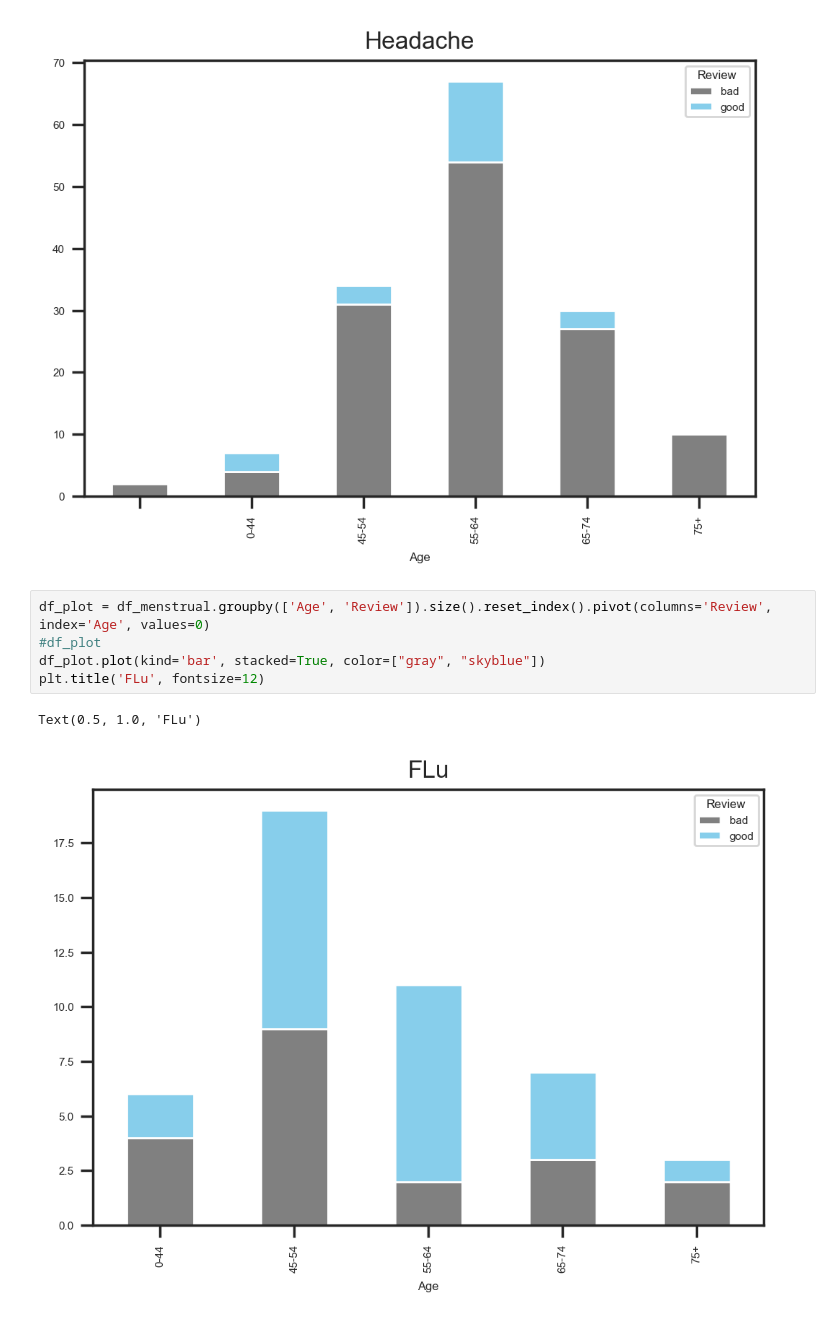
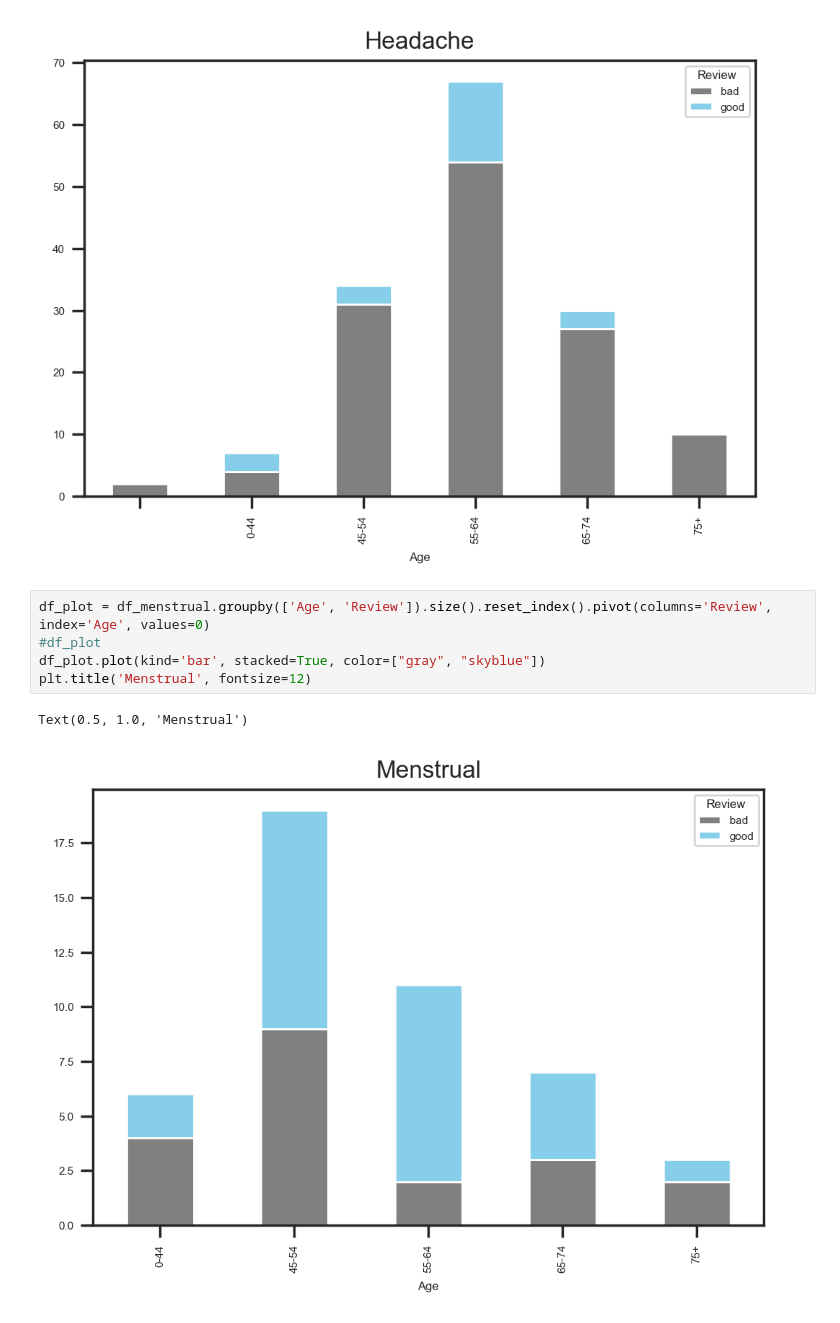
Before and after one commit to woonsupkim/DrugReview, a Jupyter notebook: Woon_after_Classification.ipynb, the cells around one changed output. Drawn from its saved outputs; the diff is of its cells as text.

```diff
--- a/Woon_after_Classification.ipynb
+++ b/Woon_after_Classification.ipynb
@@ -588,11 +588,11 @@ Text(0.5, 1.0, 'Headache')
 # %%
 df_plot = df_menstrual.groupby(['Age', 'Review']).size().reset_index().pivot(columns='Review', index='Age', values=0)
 #df_plot
 df_plot.plot(kind='bar', stacked=True, color=["gray", "skyblue"])
-plt.title('FLu', fontsize=12)
+plt.title('Menstrual', fontsize=12)
 # %% [output]
-Text(0.5, 1.0, 'FLu')
+Text(0.5, 1.0, 'Menstrual')
-[figure, old version]
+[figure, new version]
 # %%
 df_plot = df_fatigue.groupby(['Age', 'Review']).size().reset_index().pivot(columns='Review', index='Age', values=0)
 #df_plot
```
Also changed, not shown: parts of 9 cells of this notebook.
